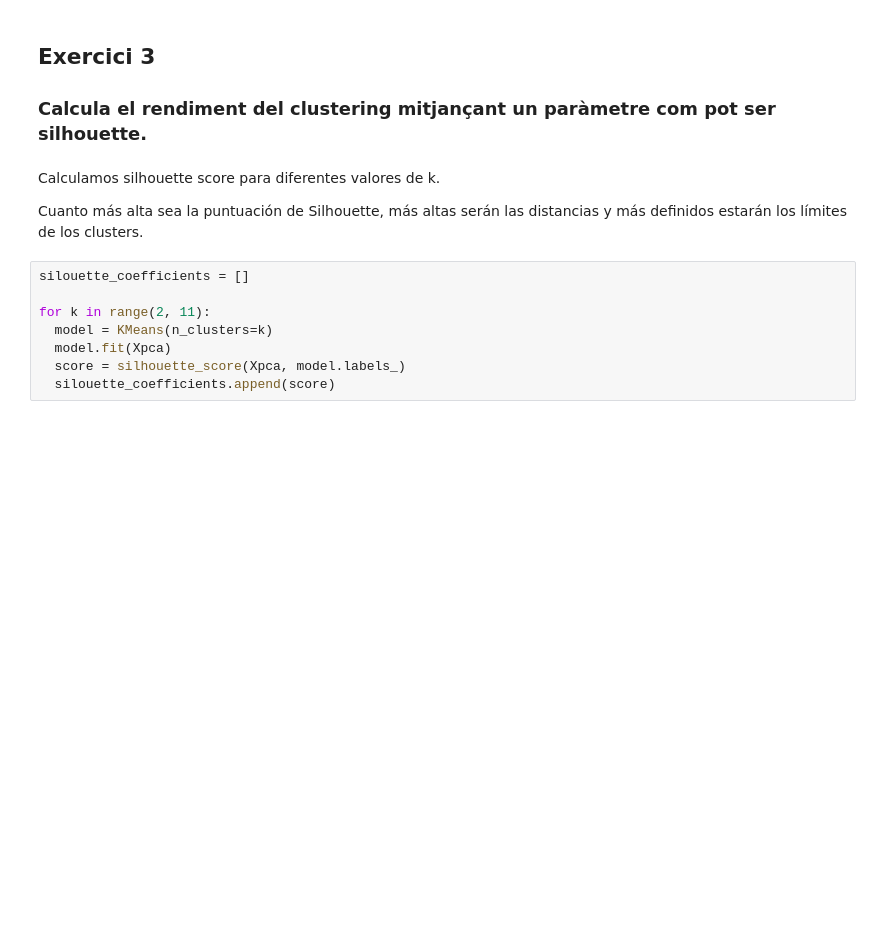
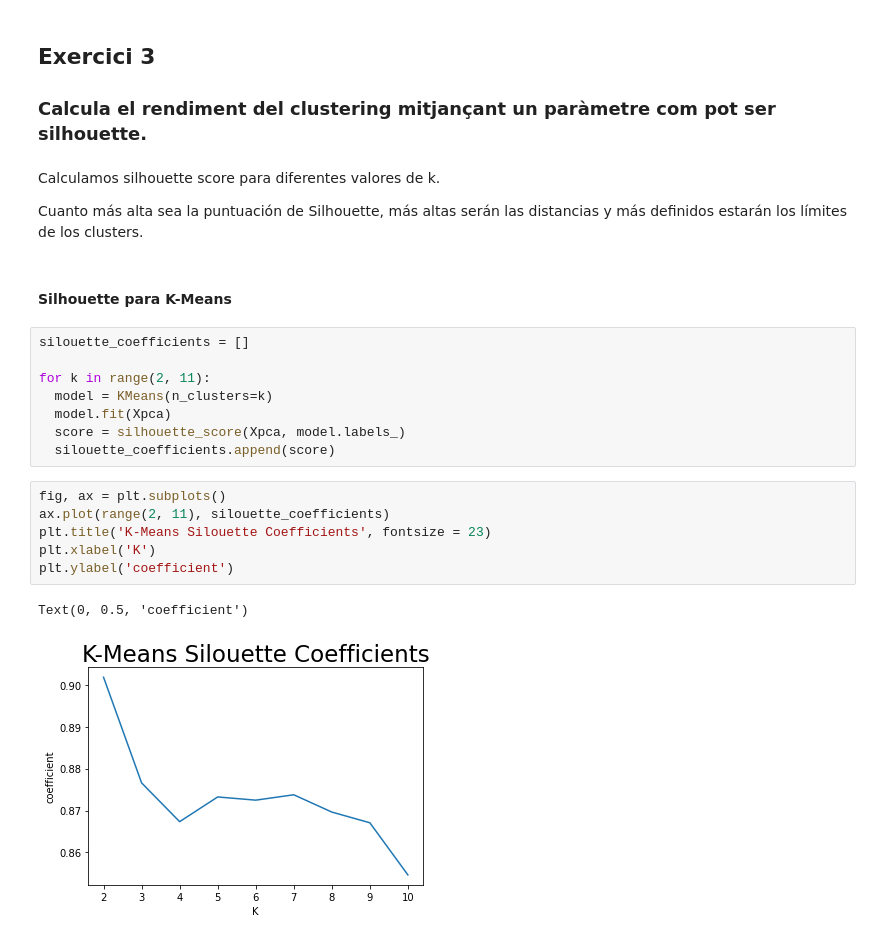
Before and after one commit to Huanhotze/Sprint-8.-Algoritmes-daprenentatge-NO-supervisat-Agrupacio, a Jupyter notebook: M8_T01.ipynb, the cells around one changed output. Cells and saved outputs as stored; diff of their text form; blank space fills up the shorter version.

```diff
--- a/M8_T01.ipynb
+++ b/M8_T01.ipynb
@@ -417,6 +427,8 @@ Calculamos silhouette score para diferentes valores de k.
 
 
 Cuanto más alta sea la puntuación de Silhouette, más altas serán las distancias y más definidos estarán los límites de los clusters.
+# %% [markdown]
+#### Silhouette para K-Means
 # %%
 silouette_coefficients = []
 
@@ -425,3 +437,12 @@ for k in range(2, 11):
   model.fit(Xpca)
   score = silhouette_score(Xpca, model.labels_)
   silouette_coefficients.append(score)
+# %%
+fig, ax = plt.subplots()
+ax.plot(range(2, 11), silouette_coefficients)
+plt.title('K-Means Silouette Coefficients', fontsize = 23)
+plt.xlabel('K')
+plt.ylabel('coefficient')
+# %% [output]
+Text(0, 0.5, 'coefficient')
+[figure, added]
```
Also changed, not shown: parts of 18 cells of this notebook.
